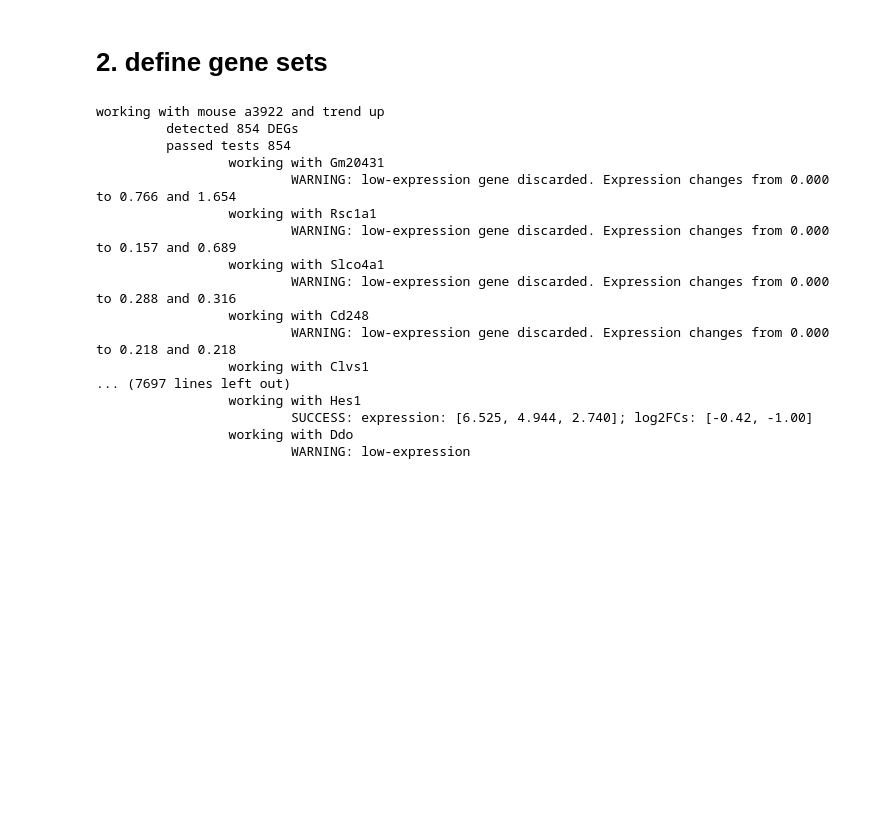
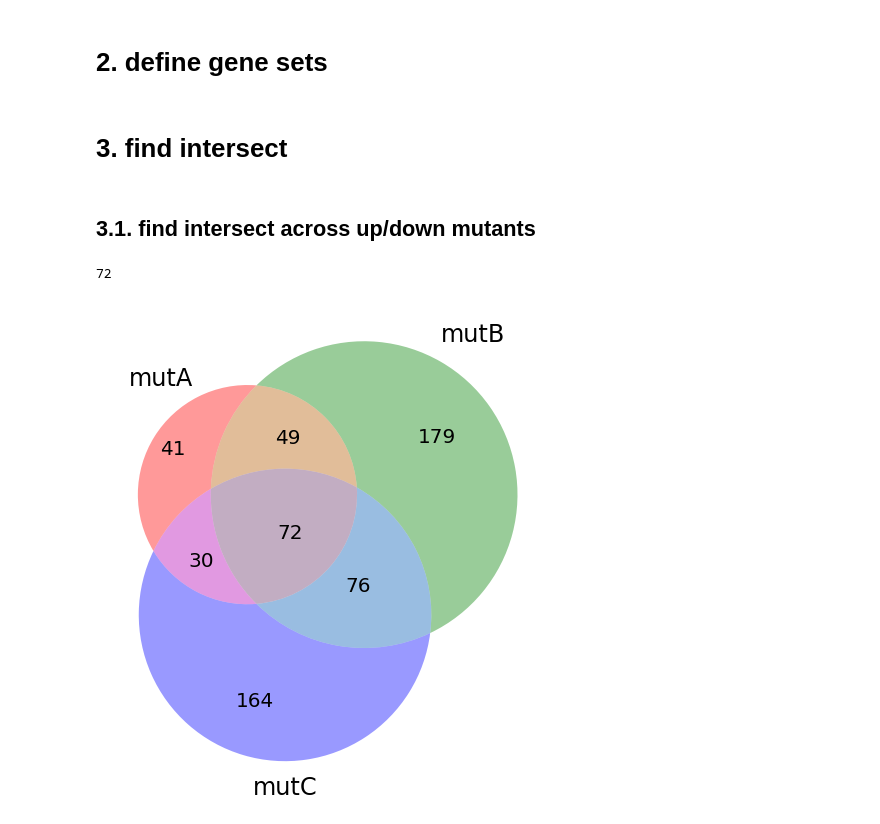
Before and after one commit to adelomana/reynisfjara, a Jupyter notebook: differential_expression/DESeq2 DEG set filter.ipynb, the cells around one changed output. Cells and saved outputs as stored; diff of their text form; code cells hidden in the pictures; blank space fills up the shorter version.

Commit message:
added venn diagrams and PCA

```diff
--- a/differential_expression/DESeq2 DEG set filter.ipynb
+++ b/differential_expression/DESeq2 DEG set filter.ipynb
@@ -10,3 +12,6 @@ import pandas, numpy
+# %%
+import matplotlib, matplotlib.pyplot
+matplotlib.rcParams.update({'font.size':20, 'font.family':'sans-serif', 'xtick.labelsize':30, 'ytick.labelsize':30, 'figure.figsize':(16, 9), 'axes.labelsize':40})
 # %% [markdown]
 # 0. user-defined variables
 # %%
@@ -66,23 +71,26 @@ annotation.head()
 # %% [markdown]
 # 2. define gene sets
 # %%
+log_file = 'messages.deseq2.filter.txt'
+log = open(log_file, 'w')
+
 for mouse in mice:
     condition_labels0 = ['{}_0h_{}'.format(mouse, i+1) for i in range(3)]
     condition_labels48 = ['{}_48h_{}'.format(mouse, i+1) for i in range(3)]
     condition_labels72 = ['{}_72h_{}'.format(mouse, i+1) for i in range(3)]
 
     for trend in trends:
-        print('working with mouse {} and trend {}'.format(mouse, trend))
+        log.write('working with mouse {} and trend {}'.format(mouse, trend))
 
         container = []
 
         DEG_file = DEG_folder + mouse + '_' + trend + '.tsv'
         DEGs = pandas.read_csv(DEG_file, sep='\t', index_col=0)
-        print('\t detected {} DEGs'.format(DEGs.shape[0]))
+        log.write('\t detected {} DEGs'.format(DEGs.shape[0]))
 
         rules = (DEGs['pvalue'] < 0.05) & (DEGs['padj'] < 0.1)
         sub = DEGs[rules]
-        print('\t passed tests {}'.format(DEGs.shape[0]))
+        log.write('\t passed tests {}'.format(DEGs.shape[0]))
 
         for ensembl in DEGs.index:
 
@@ -94,9 +102,8 @@ for mouse in mice:
             except:
                 pass
 
-            print('\t\t working with {}'.format(gene_name))
+            log.write('\t\t working with {} ({})'.format(ensembl, gene_name))
             including = True
-
 
             #
             # filter 1 --- expression
@@ -121,7 +128,7 @@ for mouse in mice:
             #
             # filter 2 --- identify fold-changes using discrete values
             #
-            ###
+            ###'_deseq2_'
             ###            [round(x, epsilon)/epsilon ] + 1
             ###  FC = abs  -------------------------------- > 1
             ###            [round(y, epsilon)/epsilon ] + 1
@@ -154,31 +161,31 @@ for mouse in mice:
             if top < expression_threshold:
                 including = False
                 info = '\t\t\t WARNING: low-expression gene discarded. Expression changes from {:.3f} to {:.3f} and {:.3f}'.format(tpm0, tpm48, tpm72)
-                print(info)
+                log.write(info)
 
             if (including == True):
                 # check that trend is consistent in both timepoints
                 if (log2FC48*log2FC72) < 0:
                     including = False
                     info = '\t\t\t WARNING: inconsistent trend: {:.3f} and {:.3f}'.format(log2FC48, log2FC72)
-                    print(info)
+                    log.write(info)
                 # check that you are abs log2FC > 1 at both conditions
                 if numpy.max([numpy.abs(log2FC48), numpy.abs(log2FC72)]) < 1:
                     including = False
                     info = '\t\t\t WARNING: small change gene discarded: Expressions: {:.2f}, {:.2f}, {:.2f}. Fold changes: {:.2f}, {:.2f}'.format(tpm0, tpm48, tpm72, log2FC48, log2FC72)
-                    print(info)
+                    log.write(info)
 
             if (including == True) and (noise > noise_threshold):
                 including = False
                 info = '\t\t\t WARNING: noisy gene discarded.'
-                print(info)
+                log.write(info)
 
             #
             # store DEGs that passed filters
             #
             if including == True:
-                print('\t\t\t SUCCESS: expression: [{:.3f}, {:.3f}, {:.3f}]; log2FCs: [{:.2f}, {:.2f}]'.format(tpm0, tpm48, tpm72, log2FC48, log2FC72))
-
+                log.write('\t\t\t SUCCESS: expression: [{:.3f}, {:.3f}, {:.3f}]; log2FCs: [{:.2f}, {:.2f}]'.format(tpm0, tpm48, tpm72, log2FC48, log2FC72))
+                print
                 accumulative_expression_difference = numpy.log10(numpy.abs(tpm72-tpm0) + numpy.abs(tpm48-tpm0))
                 accumulative_fold_change = log2FC48 + log2FC72
 
@@ -188,12 +195,12 @@ for mouse in mice:
         #
         # info about selection
         #
-        print('\t pased filters {}\n'.format(len(container)))
+        log.write('\t pased filters {}\n'.format(len(container)))
 
-        #
+        #print
         # store results
         #
-        results_table_file = results_table_dir + mouse + '_' + trend + '.tsv'
+        results_table_file = results_table_dir + 'deseq2_' + mouse + '_' + trend + '.tsv'
         f = open(results_table_file, 'w')
         f.write('ENSEMBL\tGene name\tBiotype\tDescription\tTPM @ T0\tTPM @ T48\tTPM @T72\tlog2FC @ T48\tlog2TPM @ T72\tAccumulative expression difference (log10 TPM)\tAccumulative log2FC\n')
         for box in container:
@@ -201,21 +208,28 @@ for mouse in mice:
             info = info + '\n'
             f.write(info)
         f.close()
+
+log.close()
-# %% [output]
-working with mouse a3922 and trend up
-         detected 854 DEGs
-         passed tests 854
-                 working with Gm20431
-                         WARNING: low-expression gene discarded. Expression changes from 0.000 to 0.766 and 1.654
-                 working with Rsc1a1
-                         WARNING: low-expression gene discarded. Expression changes from 0.000 to 0.157 and 0.689
-                 working with Slco4a1
-                         WARNING: low-expression gene discarded. Expression changes from 0.000 to 0.288 and 0.316
-                 working with Cd248
-                         WARNING: low-expression gene discarded. Expression changes from 0.000 to 0.218 and 0.218
-                 working with Clvs1
-... (7697 lines left out)
-                 working with Hes1
-                         SUCCESS: expression: [6.525, 4.944, 2.740]; log2FCs: [-0.42, -1.00]
-                 working with Ddo
-                         WARNING: low-expression
+# %% [markdown]
+# 3. find intersect
+# %% [markdown]
+## 3.1. find intersect across up/down mutants
+# %%
+# up
+trend = 'up'
+all_degs = []
+for mouse in mice[1:]:
+    results_table_file = results_table_dir + 'deseq2_' + mouse + '_' + trend + '.tsv'
+    df = pandas.read_csv(results_table_file, sep='\t', index_col=0)
+    degs = df.index.to_list()
+    all_degs.append(set(degs))
+
+# Venn diagram
+matplotlib_venn.venn3(all_degs, set_labels=('mutA', 'mutB', 'mutC'))
+
+# define core
+core_mut_up = list(all_degs[0] & all_degs[1] & all_degs[2])
+print(len(core_mut_up))
+# %% [output]
+72
+[figure, added]
```
Also changed, not shown: parts of 24 cells of this notebook.
